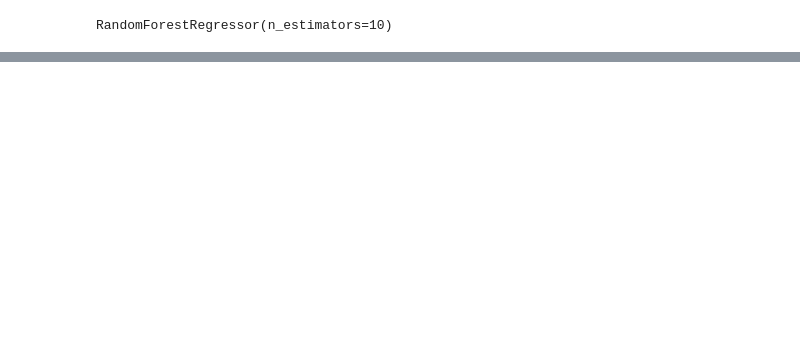
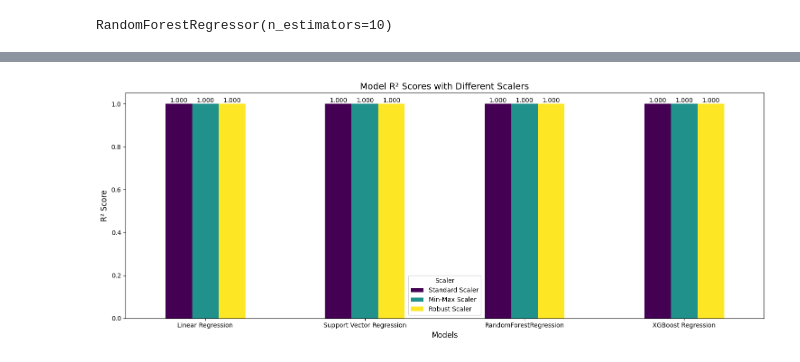
Before and after one commit to bytesbyt/ds_stock_market, a Jupyter notebook: stock_market.ipynb, the cells around one changed output, grey strips where cells are left out. Drawn from its saved outputs; the diff is of its cells as text; code cells hidden in the pictures; blank space fills up the shorter version.

Commit message:
Add MSE and RMSE model evaluation

```diff
--- a/stock_market.ipynb
+++ b/stock_market.ipynb
@@ -480 +480,71 @@ XGBoost Regression                0.999799        0.999799       0.999799
 [figure]
+# %%
+
+
+# Define scalers
+scalers = {
+    "Standard Scaler": StandardScaler(),
+    "Min-Max Scaler": MinMaxScaler(),
+    "Robust Scaler": RobustScaler()
+}
+
+# Initialize models
+models = {
+    "Linear Regression": LinearRegression(),
+    "Support Vector Regression": SVR(kernel='linear'),
+    "RandomForestRegression": RandomForestRegressor(n_estimators=10, random_state=42),
+    "XGBoost Regression": XGBRegressor(n_estimators=100, seed=42)
+}
+
+# Dictionary to store all results
+all_results = {}
+
+# Iterate through each scaler and evaluate models
+for scaler_name, scaler in scalers.items():
+    results = {"R² Score": {}, "MSE": {}, "RMSE": {}}
+
+    for model_name, model in models.items():
+        pipeline = Pipeline([
+            ('scaler', scaler),
+            ('model', model)
+        ])
+        pipeline.fit(X_train, y_train)
+        predictions = pipeline.predict(X_test)
+
+        # Compute metrics
+        r2 = r2_score(y_test, predictions)
+        mse = mean_squared_error(y_test, predictions)
+        rmse = np.sqrt(mse)
+
+        # Store results
+        results["R² Score"][model_name] = r2
+        results["MSE"][model_name] = mse
+        results["RMSE"][model_name] = rmse
+
+    all_results[scaler_name] = results
+
+# Convert results to DataFrame format for R² Score
+r2_df = pd.DataFrame({scaler: all_results[scaler]["R² Score"] for scaler in scalers})
+mse_df = pd.DataFrame({scaler: all_results[scaler]["MSE"] for scaler in scalers})
+rmse_df = pd.DataFrame({scaler: all_results[scaler]["RMSE"] for scaler in scalers})
+
+# Print DataFrames
+print("\nR² Scores:\n", r2_df)
+print("\nMean Squared Errors (MSE):\n", mse_df)
+print("\nRoot Mean Squared Errors (RMSE):\n", rmse_df)
+
+# Plotting R² Scores
+ax = r2_df.plot(kind='bar', figsize=(15, 6), colormap='viridis')
+plt.title('Model R² Scores with Different Scalers', fontsize=14)
+plt.ylabel('R² Score', fontsize=12)
+plt.xlabel('Models', fontsize=12)
+plt.xticks(rotation=0)
+plt.legend(title="Scaler", fontsize=10)
+
+# Add text labels on top of each bar
+for container in ax.containers:
+    ax.bar_label(container, fmt='%.3f', label_type='edge', fontsize=10)
+
+plt.tight_layout()
+plt.show()
+# %% [output]
@@ -480,0 +571 @@ XGBoost Regression                0.999799        0.999799       0.999799
+[figure, added]
```
Also changed, not shown: parts of 24 cells of this notebook.
